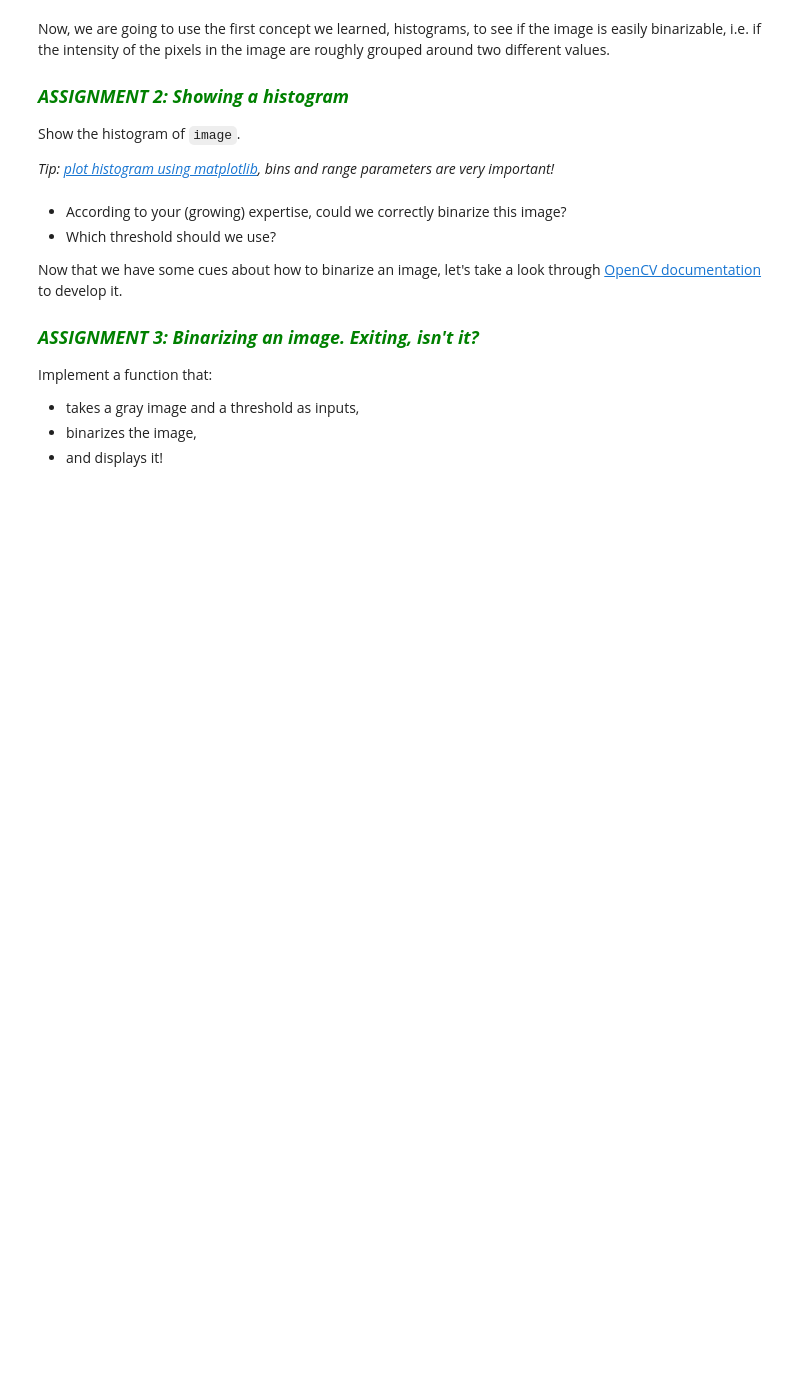
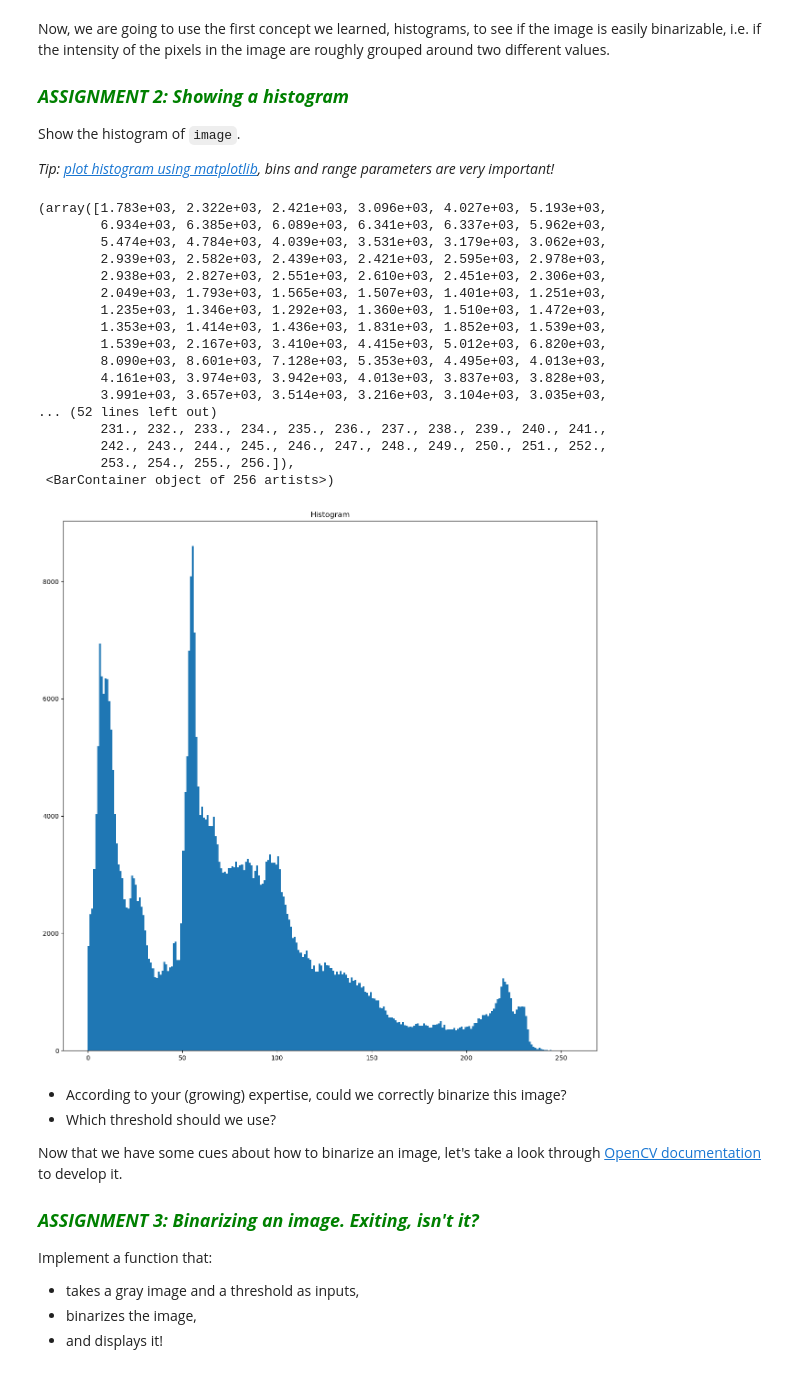
Before and after one commit to markisamiller/computer-vision-jupyter-notebooks-fall-2025-RDP, a Jupyter notebook: Chapter 02. Image processing/2.1 IP tools.ipynb, the cells around one changed output. Cells and saved outputs as stored; diff of their text form; code cells hidden in the pictures; blank space fills up the shorter version.

```diff
--- a/Chapter 02. Image processing/2.1 IP tools.ipynb
+++ b/Chapter 02. Image processing/2.1 IP tools.ipynb
@@ -106,7 +123,31 @@ Show the histogram of `image`.
 # %%
 # ** ASSIGNMENT 2 **
 # Compute the image histogram and show it
 # Write your code here!
+
+# Now, show its histogram
+image = cv2.imread(images_path + 'car_plate_1.jpg',cv2.IMREAD_GRAYSCALE)
+plt.title("Histogram")
+plt.hist(image.ravel(),256,[0,256]) # ravel() returns a 1-D array, containing the elements of image
+# %% [output]
+(array([1.783e+03, 2.322e+03, 2.421e+03, 3.096e+03, 4.027e+03, 5.193e+03,
+        6.934e+03, 6.385e+03, 6.089e+03, 6.341e+03, 6.337e+03, 5.962e+03,
+        5.474e+03, 4.784e+03, 4.039e+03, 3.531e+03, 3.179e+03, 3.062e+03,
+        2.939e+03, 2.582e+03, 2.439e+03, 2.421e+03, 2.595e+03, 2.978e+03,
+        2.938e+03, 2.827e+03, 2.551e+03, 2.610e+03, 2.451e+03, 2.306e+03,
+        2.049e+03, 1.793e+03, 1.565e+03, 1.507e+03, 1.401e+03, 1.251e+03,
+        1.235e+03, 1.346e+03, 1.292e+03, 1.360e+03, 1.510e+03, 1.472e+03,
+        1.353e+03, 1.414e+03, 1.436e+03, 1.831e+03, 1.852e+03, 1.539e+03,
+        1.539e+03, 2.167e+03, 3.410e+03, 4.415e+03, 5.012e+03, 6.820e+03,
+        8.090e+03, 8.601e+03, 7.128e+03, 5.353e+03, 4.495e+03, 4.013e+03,
+        4.161e+03, 3.974e+03, 3.942e+03, 4.013e+03, 3.837e+03, 3.828e+03,
+        3.991e+03, 3.657e+03, 3.514e+03, 3.216e+03, 3.104e+03, 3.035e+03,
+... (52 lines left out)
+        231., 232., 233., 234., 235., 236., 237., 238., 239., 240., 241.,
+        242., 243., 244., 245., 246., 247., 248., 249., 250., 251., 252.,
+        253., 254., 255., 256.]),
+ <BarContainer object of 256 artists>)
+[figure, added]
 # %% [markdown]
 - According to your (growing) expertise, could we correctly binarize this image?
 - Which threshold should we use?
```
Also changed, not shown: parts of 8 cells of this notebook.
